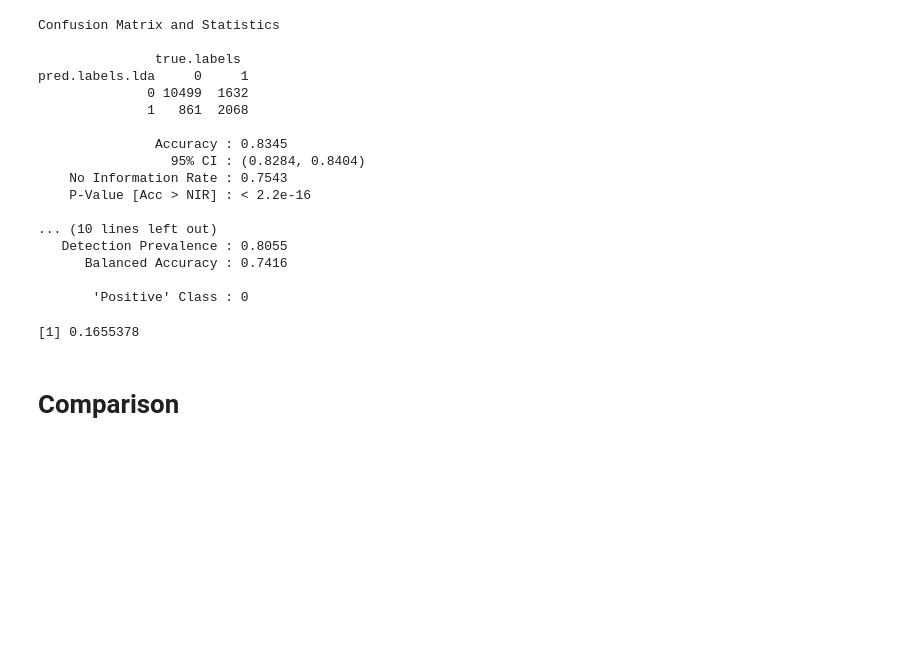
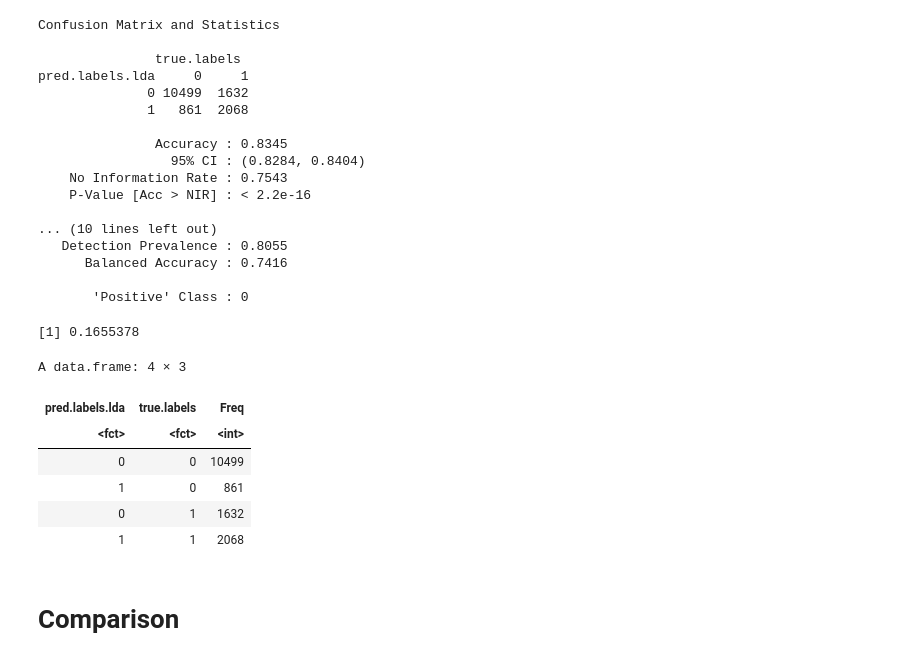
Before and after one commit to fiminka/Data-Mining-project, a Jupyter notebook: Project - first part.ipynb, the cells around one changed output. Cells and saved outputs as stored; diff of their text form; code cells hidden in the pictures; blank space fills up the shorter version.

```diff
--- a/Project - first part.ipynb
+++ b/Project - first part.ipynb
@@ -1742,3 +1729,13 @@ pred.labels.lda     0     1
 (misclass.error.lda <- (n.test-sum(diag(confusion.matrix.lda)))/n.test)
 # %% [output]
 [1] 0.1655378
+# %%
+(df.matrix.lda <- data.frame(confusion.matrix.lda))
+# %% [output]
+A data.frame: 4 × 3
+| pred.labels.lda | true.labels | Freq |
+| <fct> | <fct> | <int> |
+| 0 | 0 | 10499 |
+| 1 | 0 | 861 |
+| 0 | 1 | 1632 |
+| 1 | 1 | 2068 |
```
Also changed, not shown: parts of 13 cells of this notebook, 4 other files.
